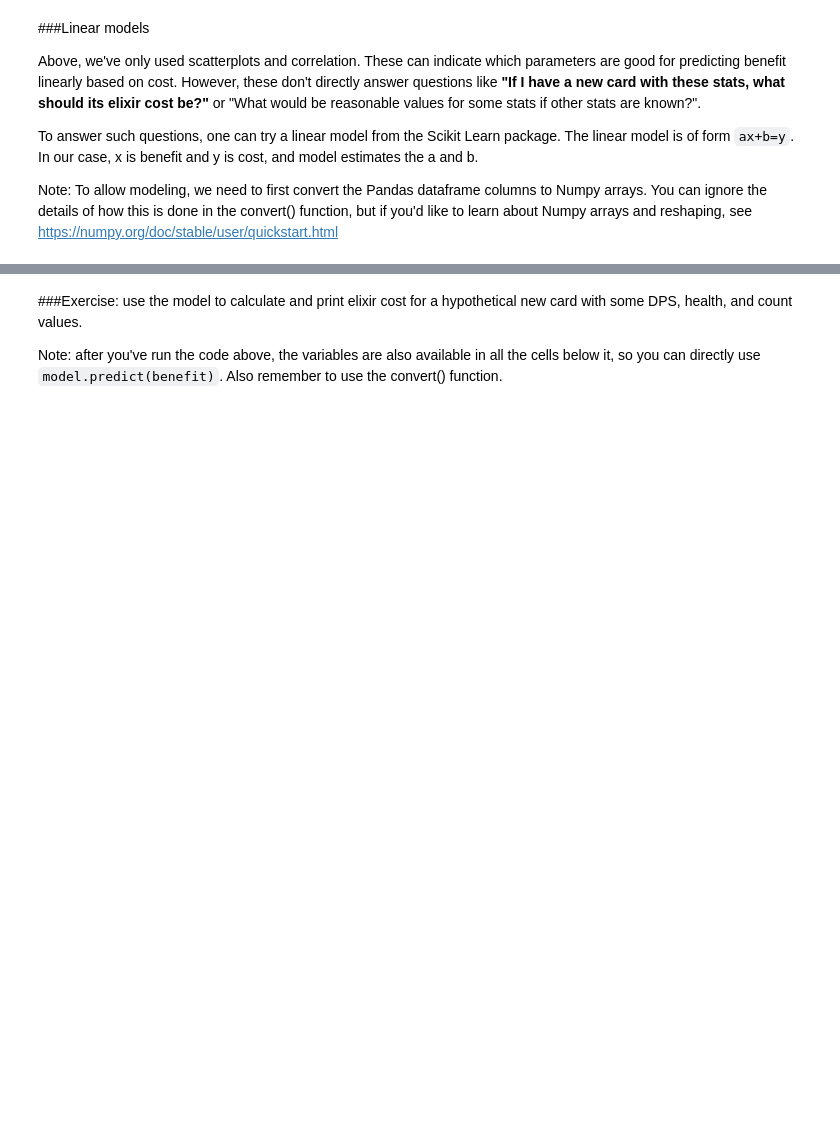
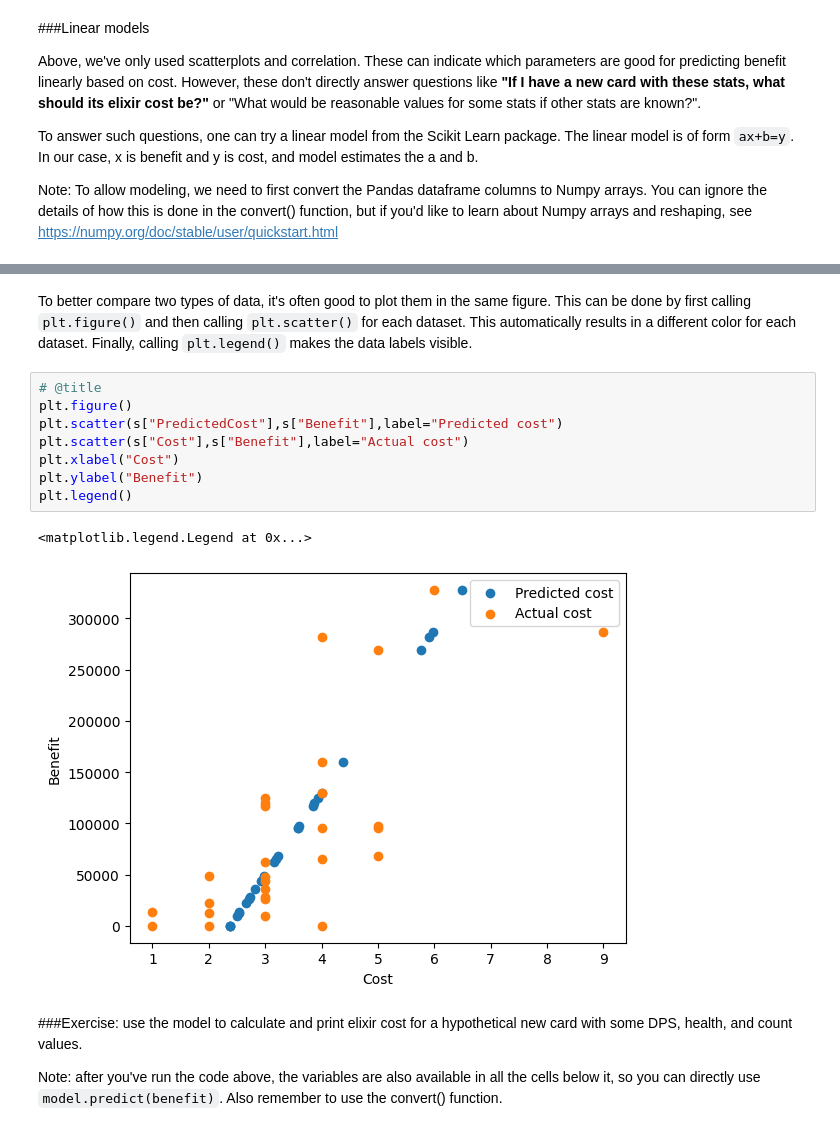
Before and after one commit to PerttuHamalainen/GameAnalysis, a Jupyter notebook: ClashRoyaleBalance.ipynb, the cells around one changed output, grey strips where cells are left out. Drawn from its saved outputs; the diff is of its cells as text; blank space fills up the shorter version.

````diff
--- a/ClashRoyaleBalance.ipynb
+++ b/ClashRoyaleBalance.ipynb
@@ -219,3 +209,16 @@ a,b [[1.25512573e-05]] [2.37290664]
+# %% [markdown]
+To better compare two types of data, it's often good to plot them in the same figure. This can be done by first calling ```plt.figure()``` and then calling ```plt.scatter()``` for each dataset. This automatically results in a different color for each dataset. Finally, calling ```plt.legend()``` makes the data labels visible.
+# %%
+# @title
+plt.figure()
+plt.scatter(s["PredictedCost"],s["Benefit"],label="Predicted cost")
+plt.scatter(s["Cost"],s["Benefit"],label="Actual cost")
+plt.xlabel("Cost")
+plt.ylabel("Benefit")
+plt.legend()
+# %% [output]
+<matplotlib.legend.Legend at 0x...>
+[figure, added]
 # %% [markdown]
 ###Exercise: use the model to calculate and print elixir cost for a hypothetical new card with some DPS, health, and count values.
 
````
Also changed, not shown: parts of 6 cells of this notebook, 2 other files.
